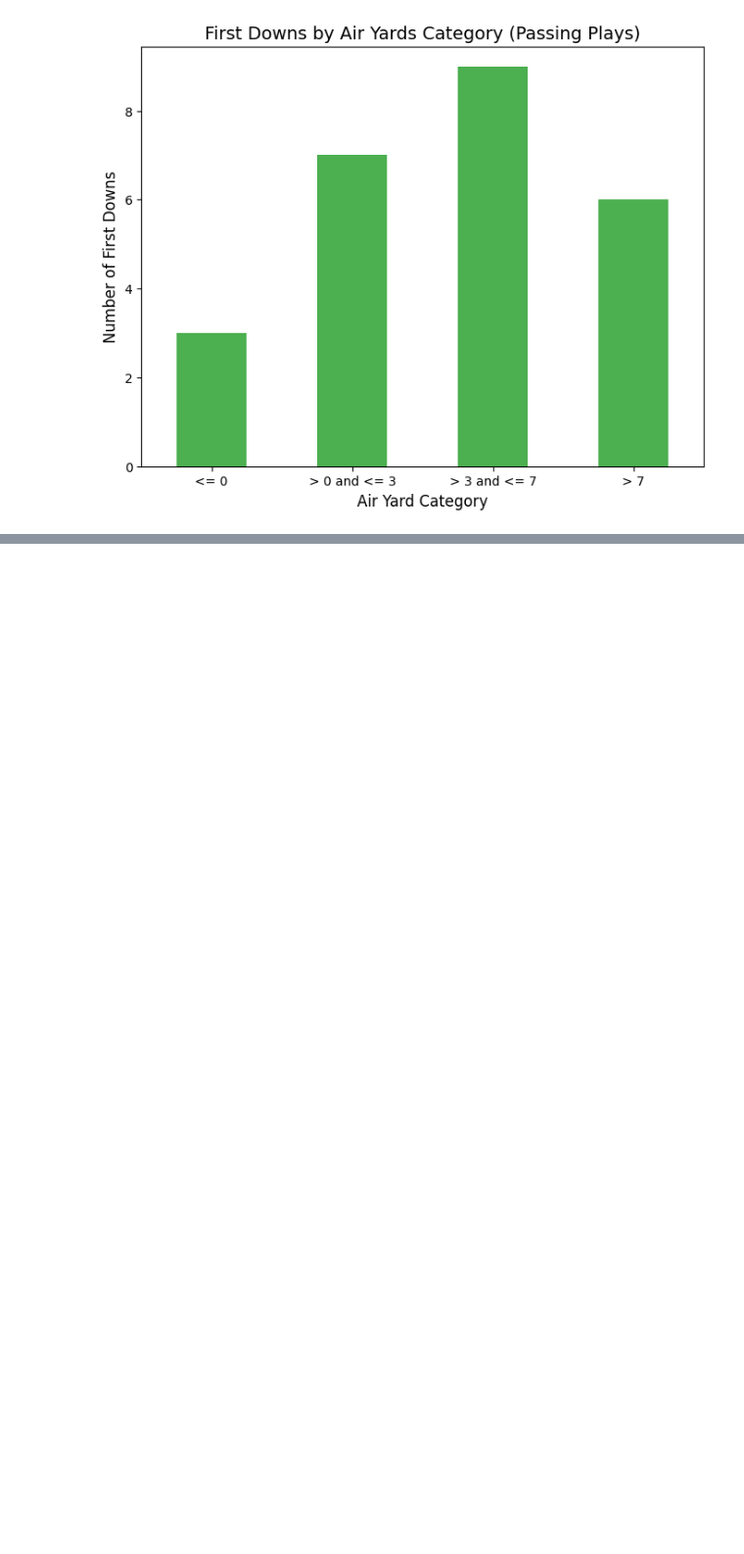
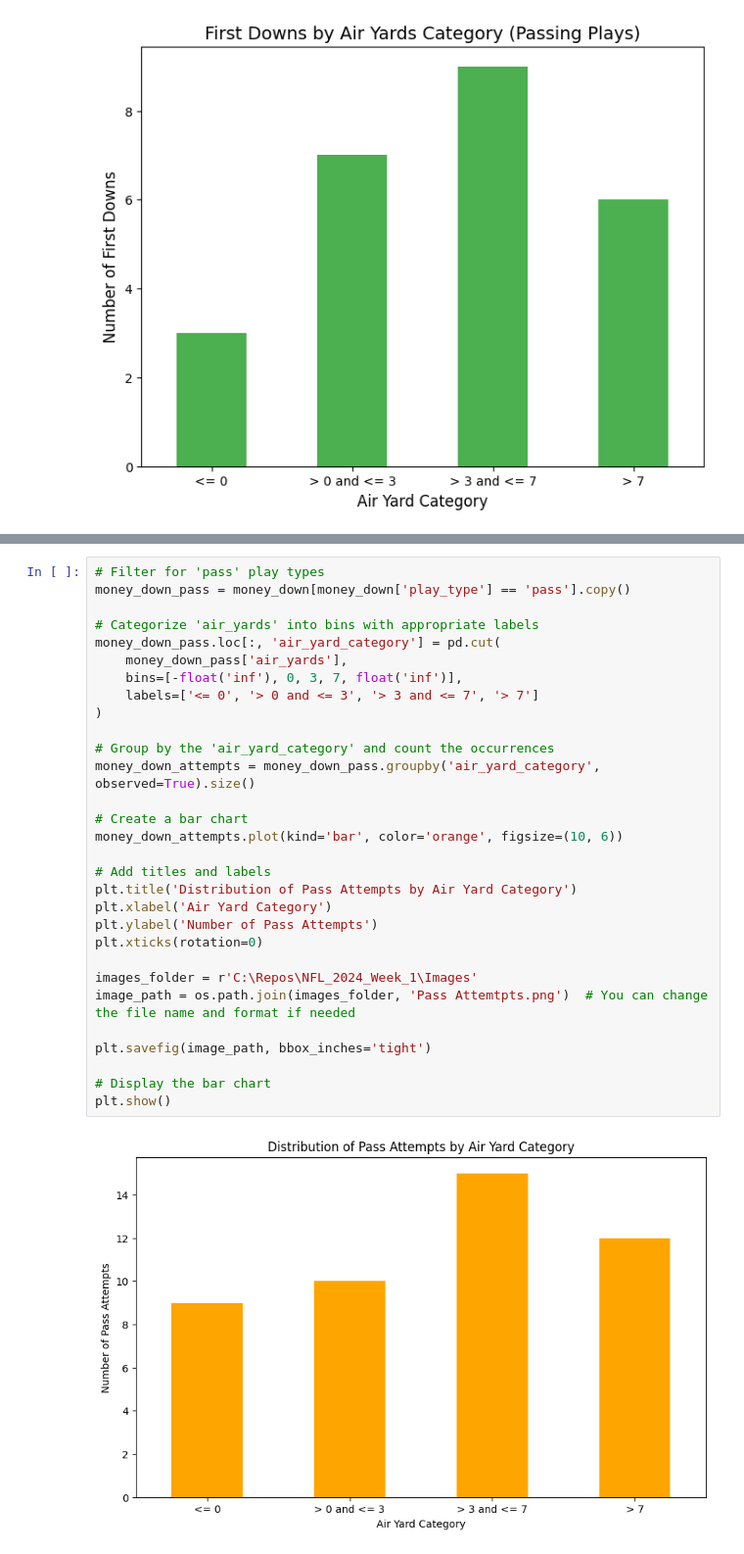
Before and after one commit to rollernathan/NFL_2024_Week_1, a Jupyter notebook: Project 3.ipynb, the cells around one changed output, grey strips where cells are left out. Shown: that part at 98% size. Cells and saved outputs as stored; diff of their text form; blank space fills up the shorter version.

```diff
--- a/Project 3.ipynb
+++ b/Project 3.ipynb
@@ -164,0 +198,32 @@ plt.show()
+# %%
+# Filter for 'pass' play types
+money_down_pass = money_down[money_down['play_type'] == 'pass'].copy()
+
+# Categorize 'air_yards' into bins with appropriate labels
+money_down_pass.loc[:, 'air_yard_category'] = pd.cut(
+    money_down_pass['air_yards'],
+    bins=[-float('inf'), 0, 3, 7, float('inf')],
+    labels=['<= 0', '> 0 and <= 3', '> 3 and <= 7', '> 7']
+)
+
+# Group by the 'air_yard_category' and count the occurrences
+money_down_attempts = money_down_pass.groupby('air_yard_category', observed=True).size()
+
+# Create a bar chart
+money_down_attempts.plot(kind='bar', color='orange', figsize=(10, 6))
+
+# Add titles and labels
+plt.title('Distribution of Pass Attempts by Air Yard Category')
+plt.xlabel('Air Yard Category')
+plt.ylabel('Number of Pass Attempts')
+plt.xticks(rotation=0)
+
+images_folder = r'C:\Repos\NFL_2024_Week_1\Images'
+image_path = os.path.join(images_folder, 'Pass Attemtpts.png')  # You can change the file name and format if needed
+
+plt.savefig(image_path, bbox_inches='tight')
+
+# Display the bar chart
+plt.show()
+# %% [output]
+[figure, added]
```
Also changed, not shown: parts of 6 cells of this notebook, 3 other files.
